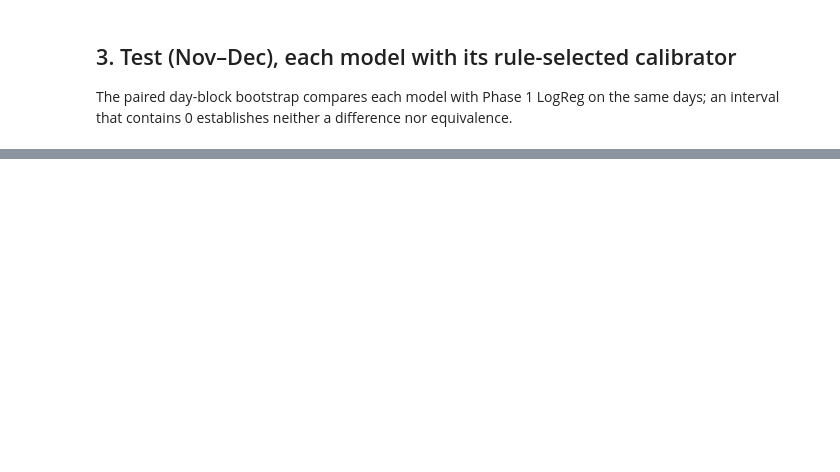
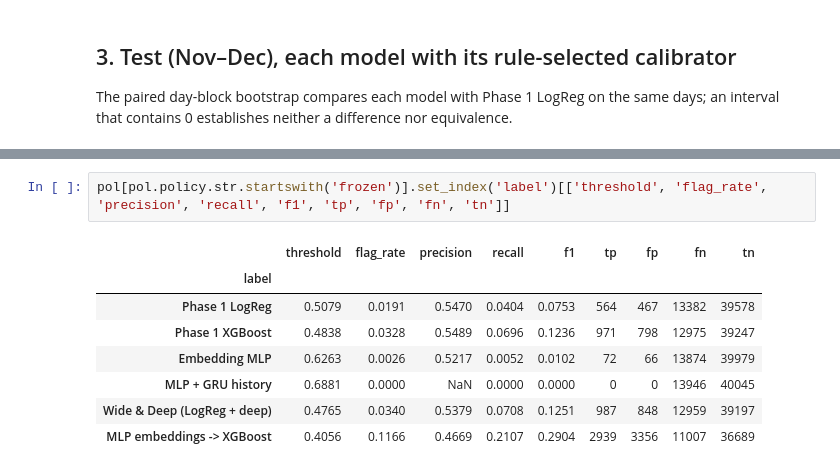
Before and after one commit to nipun1803/AeroCast-AI, a Jupyter notebook: phase2/notebooks/10_calibration_and_test.ipynb, the cells around one changed output, grey strips where cells are left out. Drawn from its saved outputs; the diff is of its cells as text; blank space fills up the shorter version.

```diff
--- a/phase2/notebooks/10_calibration_and_test.ipynb
+++ b/phase2/notebooks/10_calibration_and_test.ipynb
@@ -55,0 +122,11 @@ display(Image(F / 'reliability_test.png', width=420))
+# %%
+pol[pol.policy.str.startswith('frozen')].set_index('label')[['threshold', 'flag_rate', 'precision', 'recall', 'f1', 'tp', 'fp', 'fn', 'tn']]
+# %% [output]
+|  | threshold | flag_rate | precision | recall | f1 | tp | fp | fn | tn |
+| label |  |  |  |  |  |  |  |  |  |
+| Phase 1 LogReg | 0.5079 | 0.0191 | 0.5470 | 0.0404 | 0.0753 | 564 | 467 | 13382 | 39578 |
+| Phase 1 XGBoost | 0.4838 | 0.0328 | 0.5489 | 0.0696 | 0.1236 | 971 | 798 | 12975 | 39247 |
+| Embedding MLP | 0.6263 | 0.0026 | 0.5217 | 0.0052 | 0.0102 | 72 | 66 | 13874 | 39979 |
+| MLP + GRU history | 0.6881 | 0.0000 | NaN | 0.0000 | 0.0000 | 0 | 0 | 13946 | 40045 |
+| Wide & Deep (LogReg + deep) | 0.4765 | 0.0340 | 0.5379 | 0.0708 | 0.1251 | 987 | 848 | 12959 | 39197 |
+| MLP embeddings -> XGBoost | 0.4056 | 0.1166 | 0.4669 | 0.2107 | 0.2904 | 2939 | 3356 | 11007 | 36689 |
```
Also changed, not shown: parts of 15 cells of this notebook, 1 other file.
